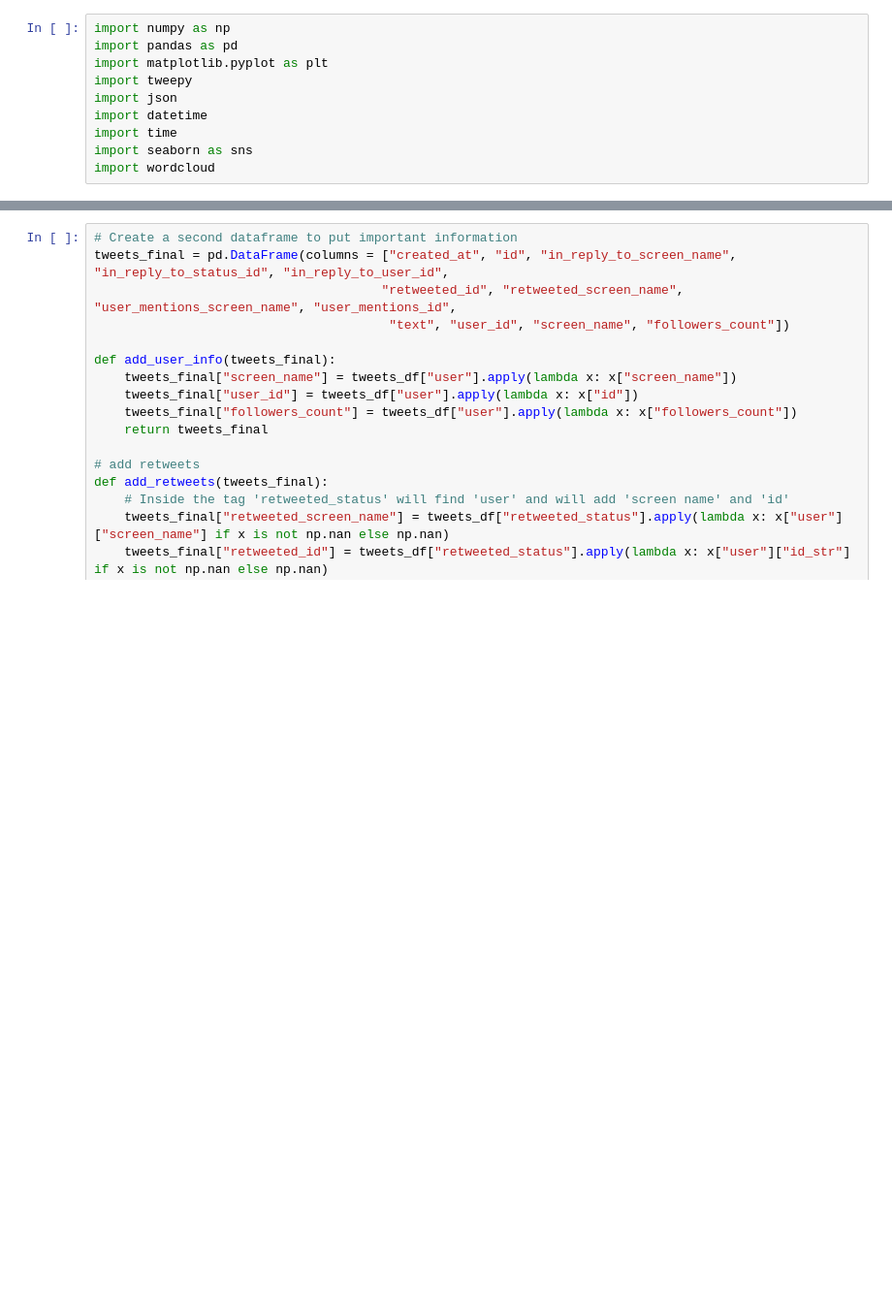
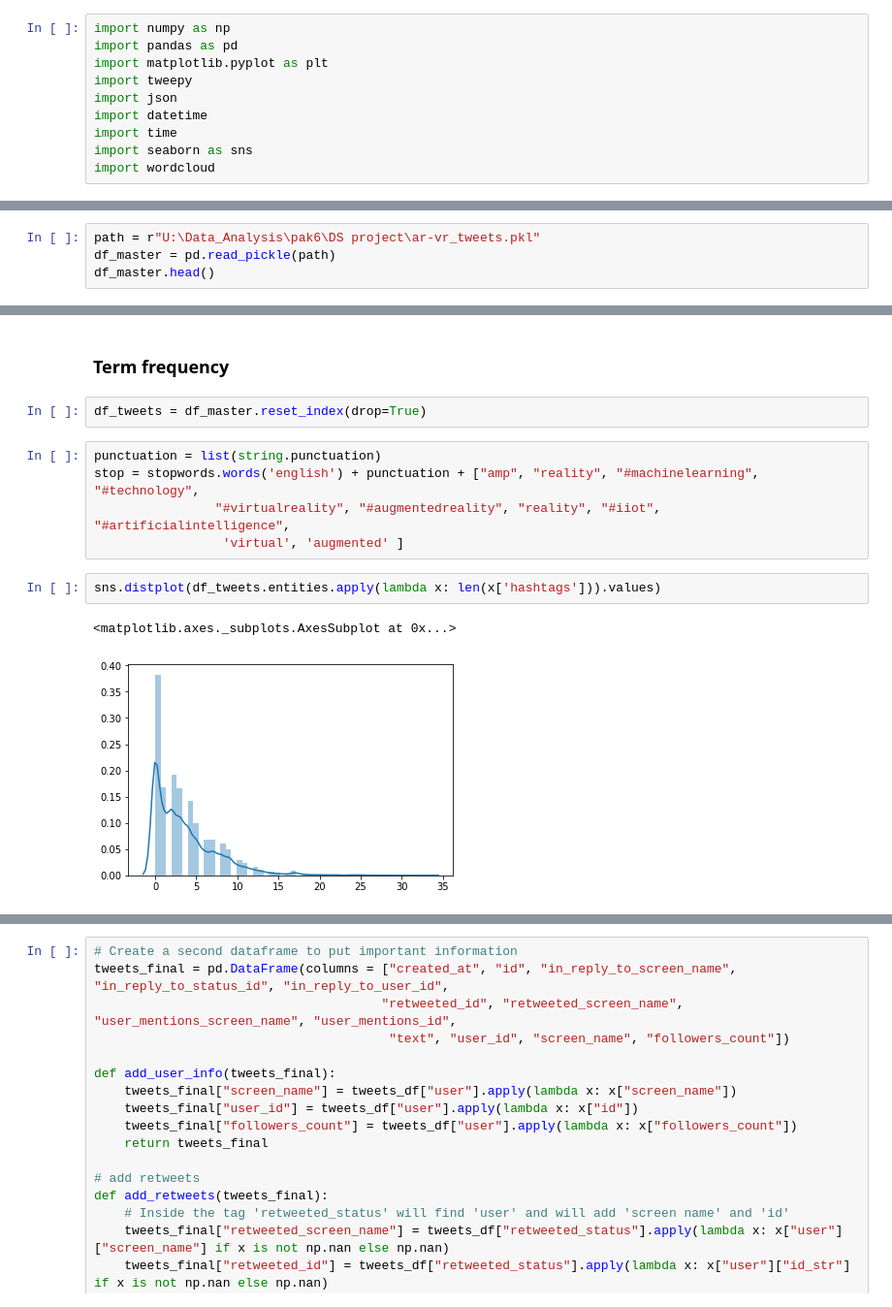
Before and after one commit to apaks/twitter-data-mining, a Jupyter notebook: Tweepy_2_json.ipynb, the cells around one changed output, grey strips where cells are left out. Shown at 97% size. Cells and saved outputs as stored; diff of their text form; blank space fills up the shorter version.

```diff
--- a/Tweepy_2_json.ipynb
+++ b/Tweepy_2_json.ipynb
@@ -23,0 +183,4 @@ import wordcloud
+# %%
+path = r"U:\Data_Analysis\pak6\DS project\ar-vr_tweets.pkl"
+df_master = pd.read_pickle(path)
+df_master.head()
@@ -23,0 +239,14 @@ import wordcloud
+# %% [markdown]
+### Term frequency
+# %%
+df_tweets = df_master.reset_index(drop=True)
+# %%
+punctuation = list(string.punctuation)
+stop = stopwords.words('english') + punctuation + ["amp", "reality", "#machinelearning", "#technology",
+                "#virtualreality", "#augmentedreality", "reality", "#iiot", "#artificialintelligence",
+                 'virtual', 'augmented' ]
+# %%
+sns.distplot(df_tweets.entities.apply(lambda x: len(x['hashtags'])).values)
+# %% [output]
+<matplotlib.axes._subplots.AxesSubplot at 0x...>
+[figure, added]
```
Also changed, not shown: parts of 115 cells of this notebook, 2 other files.
